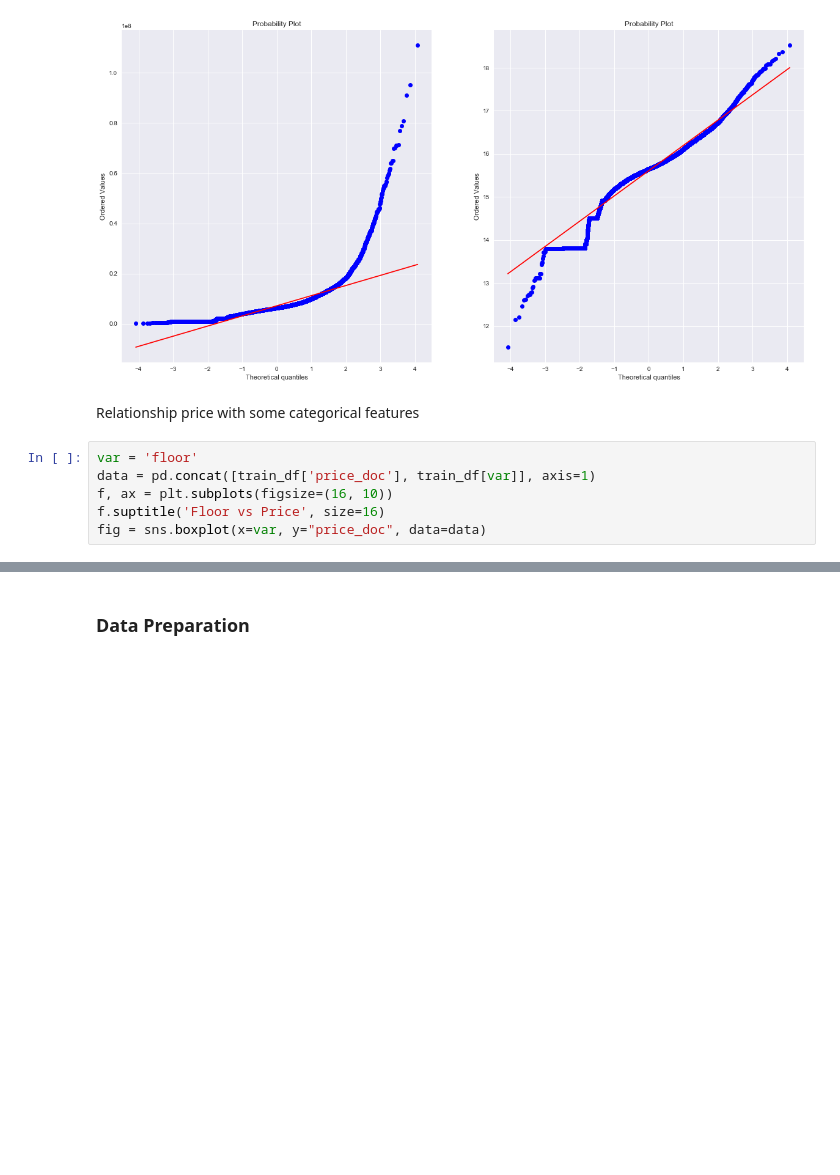
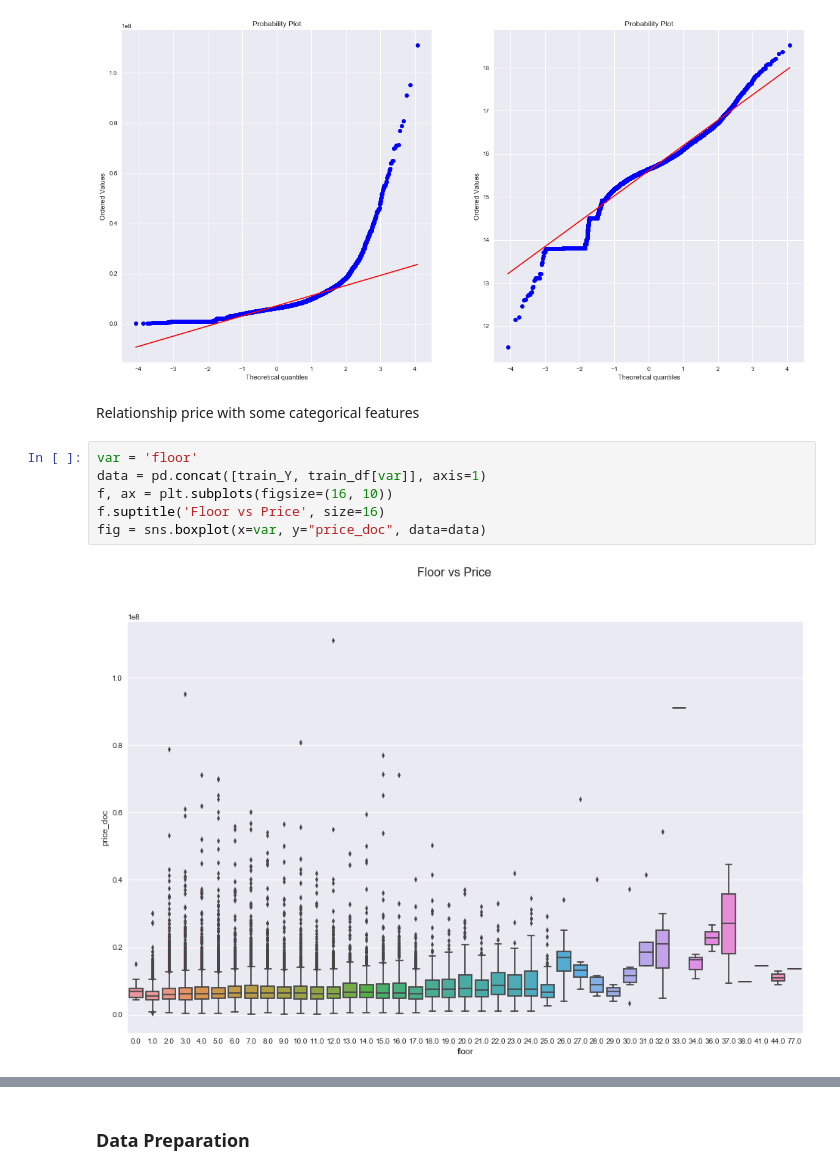
Before and after one commit to kirilldolmatov/SRHM, a Jupyter notebook: SRHM.ipynb, the cells around one changed output, grey strips where cells are left out. Cells and saved outputs as stored; diff of their text form; blank space fills up the shorter version.

```diff
--- a/SRHM.ipynb
+++ b/SRHM.ipynb
@@ -160,9 +162,11 @@ stats.probplot(np.log1p(train_Y), plot=axes[1])
 Relationship price with some categorical features
 # %%
 var = 'floor'
-data = pd.concat([train_df['price_doc'], train_df[var]], axis=1)
+data = pd.concat([train_Y, train_df[var]], axis=1)
 f, ax = plt.subplots(figsize=(16, 10))
 f.suptitle('Floor vs Price', size=16)
 fig = sns.boxplot(x=var, y="price_doc", data=data)
+# %% [output]
+[figure, added]
 # %%
 var = 'num_room'
```
Also changed, not shown: parts of 15 cells of this notebook.
